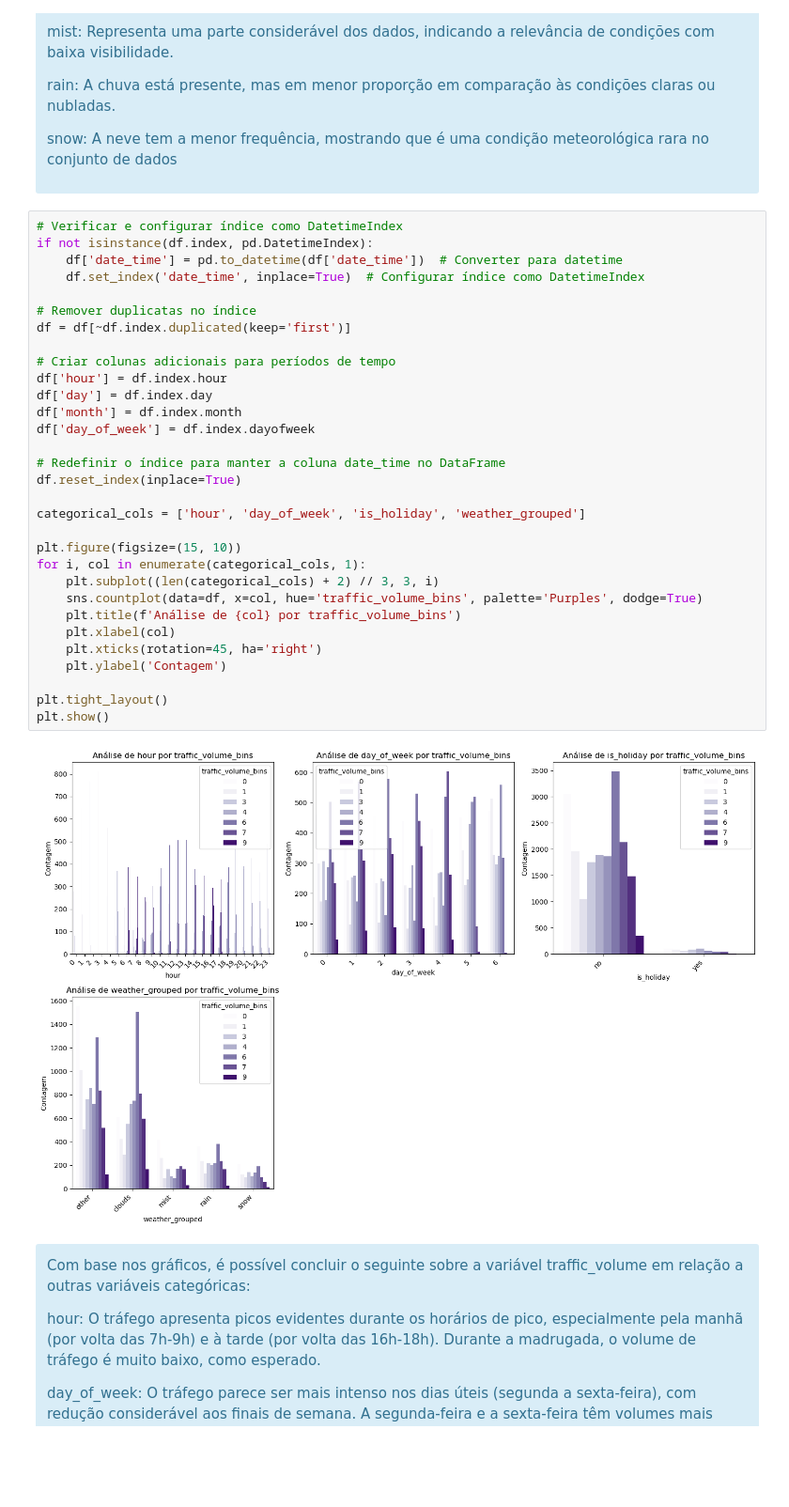
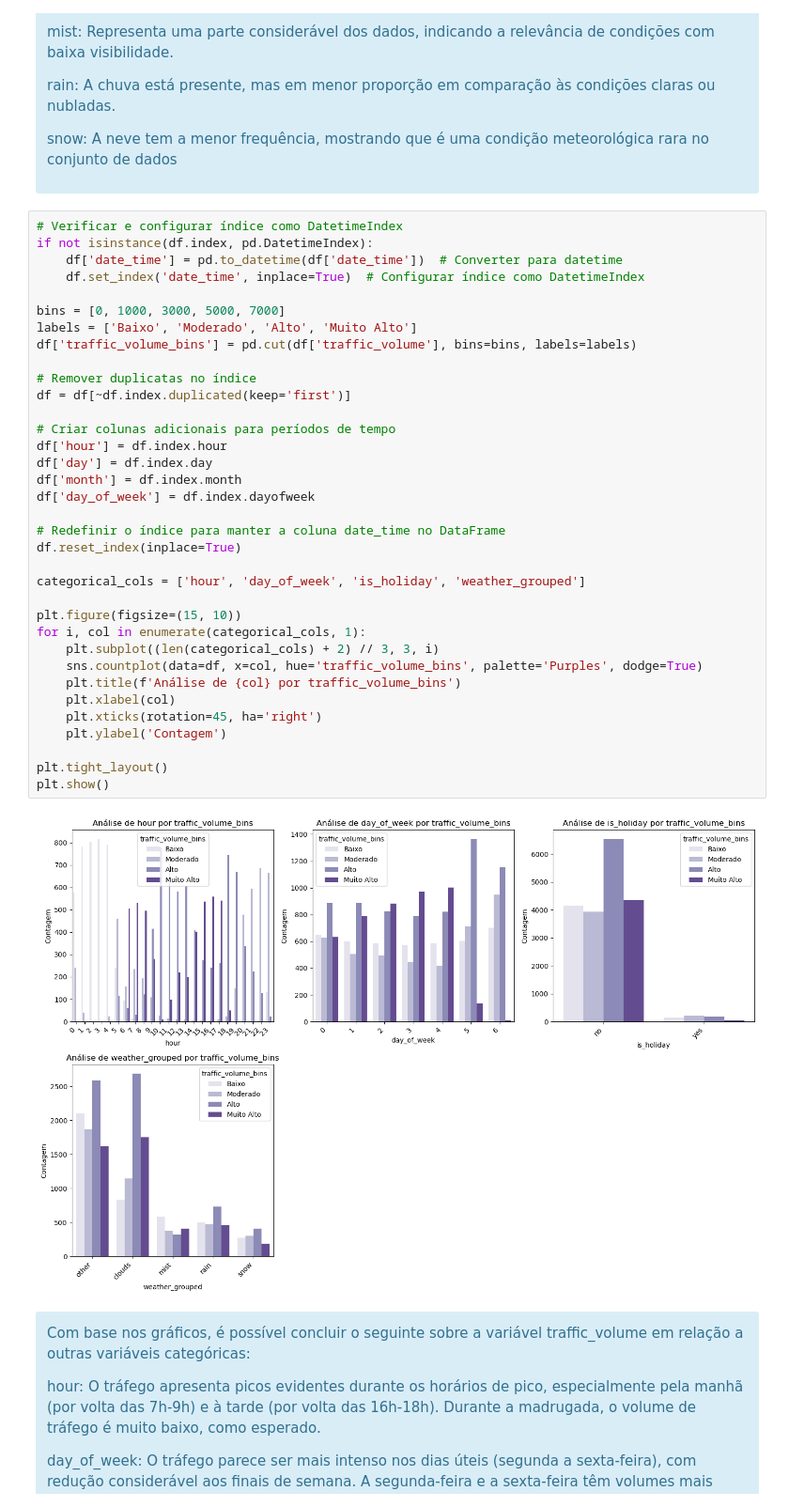
Before and after one commit to 1211508/MINDD, a Jupyter notebook: MINDD-1211508-1210926.ipynb, the cells around one changed output. Shown at 94% size. Drawn from its saved outputs; the diff is of its cells as text; blank space fills up the shorter version.

```diff
--- a/MINDD-1211508-1210926.ipynb
+++ b/MINDD-1211508-1210926.ipynb
@@ -504,34 +501,38 @@ snow: A neve tem a menor frequência, mostrando que é uma condição meteoroló
 if not isinstance(df.index, pd.DatetimeIndex):
     df['date_time'] = pd.to_datetime(df['date_time'])  # Converter para datetime
     df.set_index('date_time', inplace=True)  # Configurar índice como DatetimeIndex
+
+bins = [0, 1000, 3000, 5000, 7000]
+labels = ['Baixo', 'Moderado', 'Alto', 'Muito Alto']
+df['traffic_volume_bins'] = pd.cut(df['traffic_volume'], bins=bins, labels=labels)
 
 # Remover duplicatas no índice
 df = df[~df.index.duplicated(keep='first')]
 
 # Criar colunas adicionais para períodos de tempo
 df['hour'] = df.index.hour
 df['day'] = df.index.day
 df['month'] = df.index.month
 df['day_of_week'] = df.index.dayofweek
 
 # Redefinir o índice para manter a coluna date_time no DataFrame
 df.reset_index(inplace=True)
 
 categorical_cols = ['hour', 'day_of_week', 'is_holiday', 'weather_grouped']
 
 plt.figure(figsize=(15, 10))
 for i, col in enumerate(categorical_cols, 1):
     plt.subplot((len(categorical_cols) + 2) // 3, 3, i)
     sns.countplot(data=df, x=col, hue='traffic_volume_bins', palette='Purples', dodge=True)
     plt.title(f'Análise de {col} por traffic_volume_bins')
     plt.xlabel(col)
     plt.xticks(rotation=45, ha='right')
     plt.ylabel('Contagem')
 
 plt.tight_layout()
 plt.show()
 # %% [output]
-[figure, old version]
+[figure, new version]
 # %% [markdown]
 <div class="alert alert-block alert-info">
 
```
Also changed, not shown: parts of 15 cells of this notebook.
